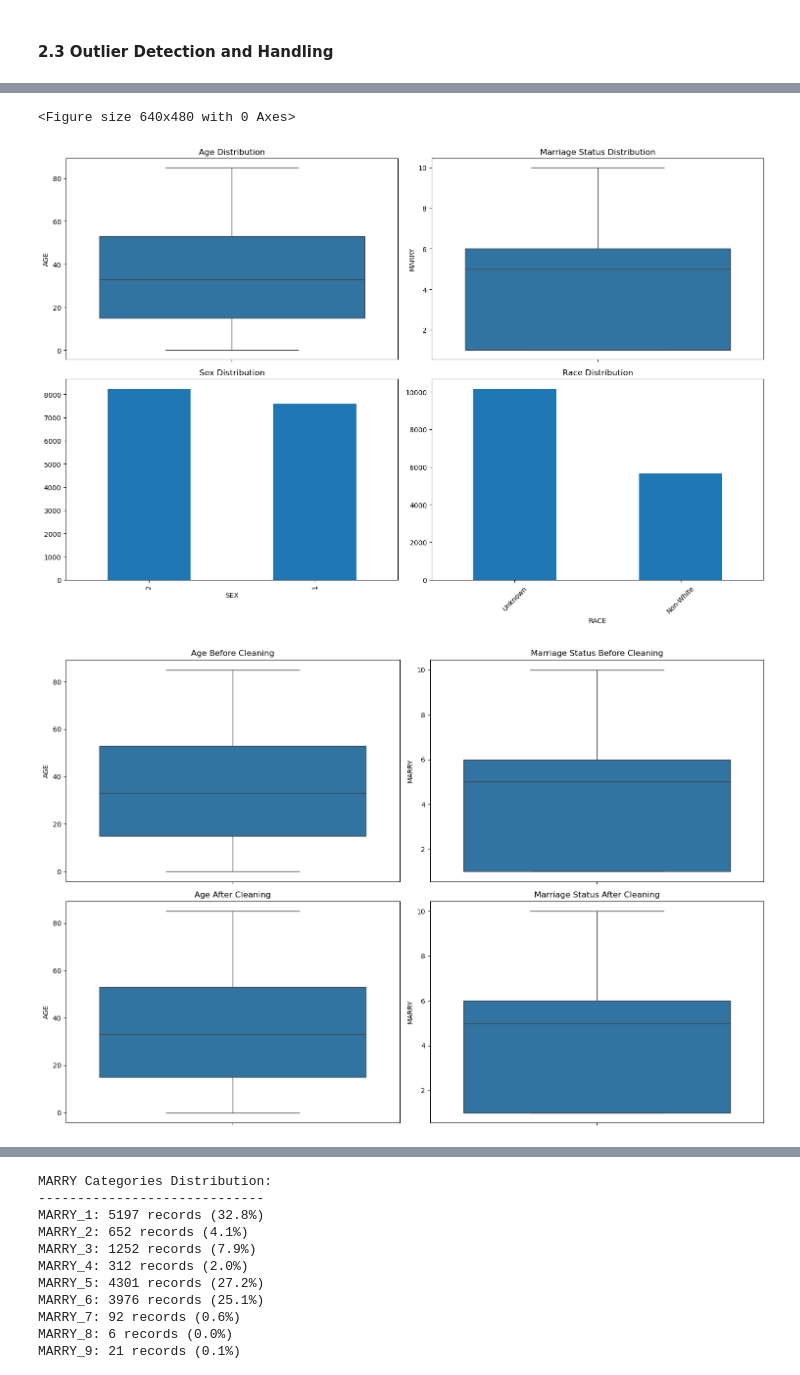
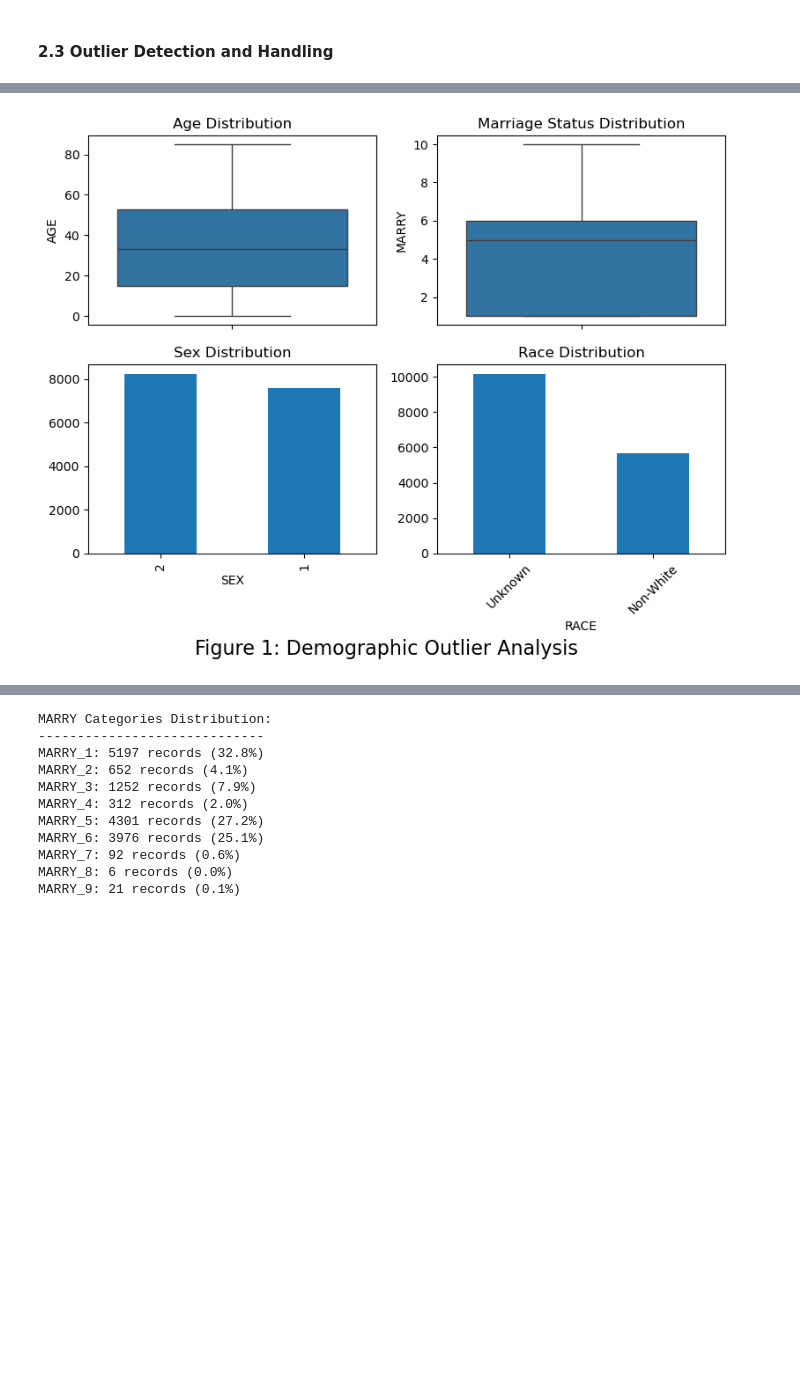
Before and after one commit to gracejiang0929/FA24_DSC180A_Repo, a Jupyter notebook: pt2_Demographic Analysis.ipynb, the cells around one changed output, grey strips where cells are left out. Drawn from its saved outputs; the diff is of its cells as text; code cells hidden in the pictures; blank space fills up the shorter version.

```diff
--- a/pt2_Demographic Analysis.ipynb
+++ b/pt2_Demographic Analysis.ipynb
@@ -524,11 +476,11 @@ display(df_panel_19_reduced)
 # %%
-def analyze_demographic_outliers(df):
+import matplotlib.pyplot as plt
+import seaborn as sns
+
+def analyze_demographic_outliers(df, fig_num=1):
     """
     Analyze outliers specifically for demographic variables: age, race, sex, and marriage
     """
-    # Clear any existing plots
-    plt.clf()
-
     # Select only demographic columns and handle NaN values
     demographic_cols = ['AGE', 'RACE', 'SEX', 'MARRY']
     demo_data = df[demographic_cols].copy()
@@ -540,7 +492,8 @@ def analyze_demographic_outliers(df):
     demo_data['MARRY'] = demo_data['MARRY'].fillna(demo_data['MARRY'].mode()[0])
 
     # Create figure for analysis
-    fig, axes = plt.subplots(2, 2, figsize=(15, 10))
+    fig, axes = plt.subplots(2, 2, figsize=(8, 6))
+    fig.supxlabel(f'Figure {fig_num}: Demographic Outlier Analysis', fontsize=16, y=-0.05)  # Add figure title at the bottom
 
     # Box plots for numerical variables only (AGE and MARRY)
     sns.boxplot(y=demo_data['AGE'], ax=axes[0, 0])
@@ -558,6 +511,9 @@ def analyze_demographic_outliers(df):
     axes[1, 1].tick_params(axis='x', rotation=45)
 
     plt.tight_layout()
+    plt.subplots_adjust(bottom=0.15)
+    plt.show()
+    plt.close(fig)
 
     # Calculate outliers for numerical variables only
     outliers_summary = {}
@@ -578,63 +534,8 @@ def analyze_demographic_outliers(df):
             'max': demo_data[col].max()
         }
 
-    # Print summary statistics
-    print("\nOutlier Analysis Summary:")
-    for col, stats in outliers_summary.items():
-        print(f"\n{col}:")
-        print(f"Range: [{stats['min']}, {stats['max']}]")
-        print(f"Expected range: [{stats['lower_bound']:.2f}, {stats['upper_bound']:.2f}]")
-        print(f"Number of outliers: {stats['count']}")
-        print(f"Percentage of outliers: {stats['percentage']:.2f}%")
-
     return outliers_summary, demo_data
 
-# Function to handle outliers for demographic variables
-def handle_demographic_outliers(df, outliers_summary, method='clip'):
-    """
-    Handle outliers for demographic variables
-    method: 'clip' or 'remove'
-    """
-    df_cleaned = df.copy()
-
-    # Only handle outliers for numerical columns
-    for col in ['AGE', 'MARRY']:
-        stats = outliers_summary[col]
-        if method == 'clip':
-            df_cleaned[col] = df_cleaned[col].clip(
-                lower=stats['lower_bound'],
-                upper=stats['upper_bound']
-            )
-        elif method == 'remove':
-            mask = (df_cleaned[col] >= stats['lower_bound']) & \
-                  (df_cleaned[col] <= stats['upper_bound'])
-            df_cleaned = df_cleaned[mask]
-
-    return df_cleaned
-
-# Run the analysis
-outliers_summary, demo_data = analyze_demographic_outliers(df_panel_19_reduced)
-
-# Handle outliers by clipping
-df_cleaned = handle_demographic_outliers(demo_data, outliers_summary, method='clip')
-
-# Compare distributions before and after cleaning
-fig, axes = plt.subplots(2, 2, figsize=(15, 10))
-
-# Before cleaning
-sns.boxplot(y=demo_data['AGE'], ax=axes[0, 0])
-axes[0, 0].set_title('Age Before Cleaning')
-
-sns.boxplot(y=demo_data['MARRY'], ax=axes[0, 1])
-axes[0, 1].set_title('Marriage Status Before Cleaning')
-
-# After cleaning
-sns.boxplot(y=df_cleaned['AGE'], ax=axes[1, 0])
-axes[1, 0].set_title('Age After Cleaning')
-
-sns.boxplot(y=df_cleaned['MARRY'], ax=axes[1, 1])
-axes[1, 1].set_title('Marriage Status After Cleaning')
-
-plt.tight_layout()
-plt.show()
+# Run the analysis and assign the figure number
+outliers_summary, demo_data = analyze_demographic_outliers(df_panel_19_reduced, fig_num=1)
 # %% [output]
@@ -654,3 +542 @@ Percentage of outliers: 0.00%
-<Figure size 640x480 with 0 Axes>
-[figure, old version]
+[figure, new version]
-[figure, removed]
```
Also changed, not shown: parts of 23 cells of this notebook.
